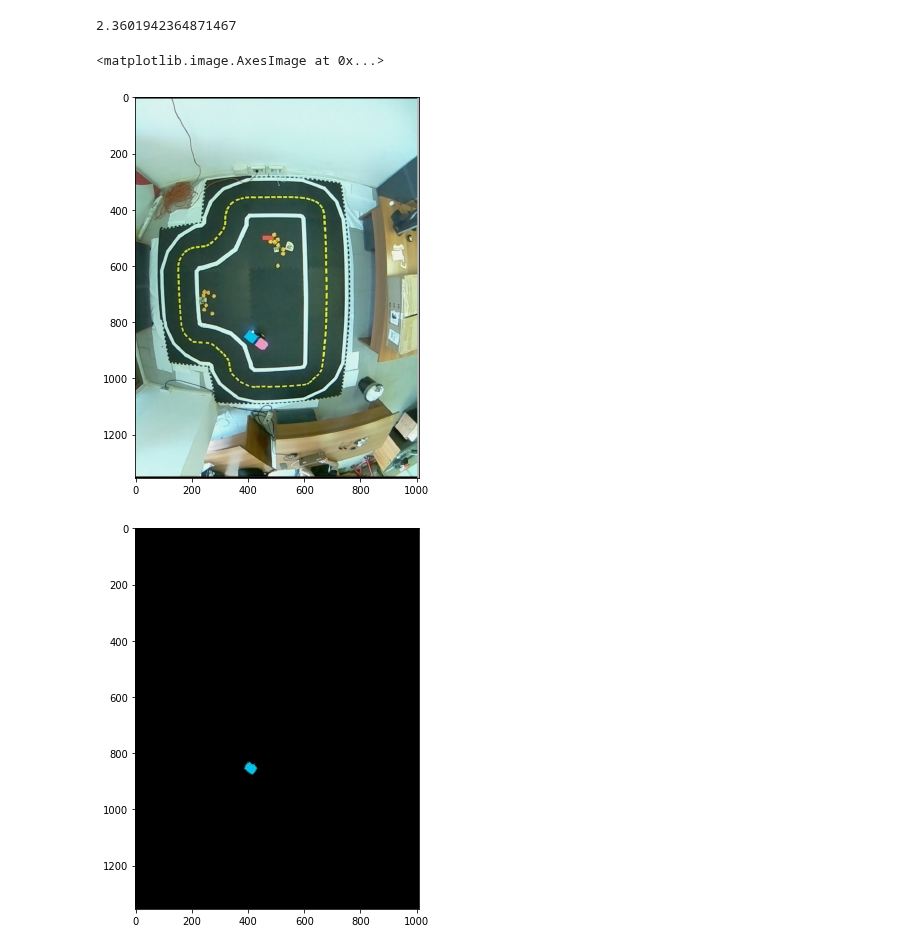
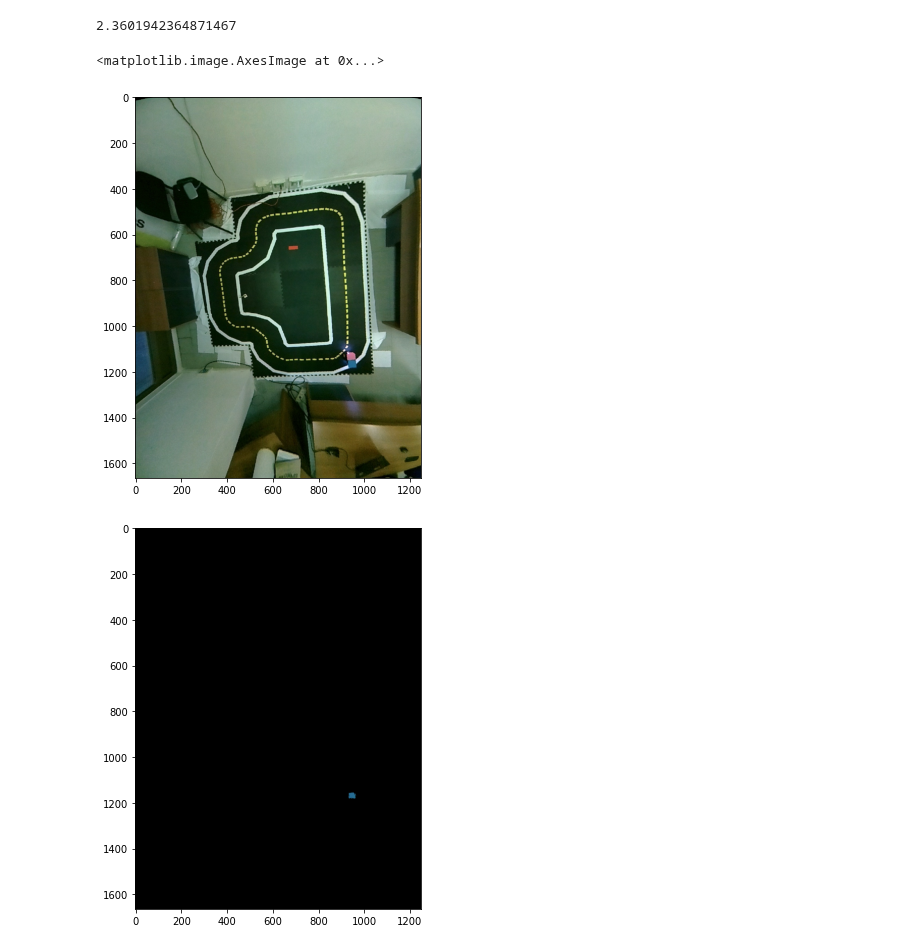
Before and after one commit to giuliovv/duckrace, a Jupyter notebook: autolab_position.ipynb, the cells around one changed output. Cells and saved outputs as stored; diff of their text form; code cells hidden in the pictures.

```diff
--- a/autolab_position.ipynb
+++ b/autolab_position.ipynb
@@ -45,22 +45,22 @@ traj[:,1].max() - traj[:,1].min()
 # %%
 import copy
 
-img = cv2.imread("assets/topview_verde.png")
+img = cv2.imread("assets/topview_balanced.png")
 img = cv2.rotate(img, cv2.ROTATE_90_CLOCKWISE)
 img_rgb = cv2.cvtColor(img, cv2.COLOR_BGR2RGB)
 
 #scale_x, scale_y, offset_x, offset_y = utils.calibration_params(traj, img)
 
 plt.imshow(img_rgb)
 #plt.plot(*utils.use_calibration(copy.deepcopy(traj), scale_x=scale_x, scale_y=scale_y, offset_x=offset_x, offset_y=offset_y).T)
 # %% [output]
 <matplotlib.image.AxesImage at 0x...>
-[figure, old version]
+[figure, new version]
 # %%
 img_hsv = cv2.cvtColor(img, cv2.COLOR_BGR2HSV)
 
-hsv_color1_blue = np.array([50, 200, 90])
-hsv_color2_blue = np.array([100, 300, 300])
+hsv_color1_blue = np.array([50, 180, 110])
+hsv_color2_blue = np.array([250, 250, 250])
 
 mask_blue = cv2.inRange(img_hsv, hsv_color1_blue, hsv_color2_blue)
 
@@ -68,7 +68,7 @@ plt.imshow(cv2.bitwise_and(img_rgb,img_rgb,mask=mask_blue), cmap='gray')
 #plt.plot(*np.argwhere(mask_blue==255).T, "*")
 mask = mask_blue
 # %% [output]
-[figure, old version]
+[figure, new version]
 # %%
 plt.plot(*np.argwhere(mask_blue==255).T, "*")
 # %% [output]
```
Also changed, not shown: parts of 10 cells of this notebook, 9 other files.
